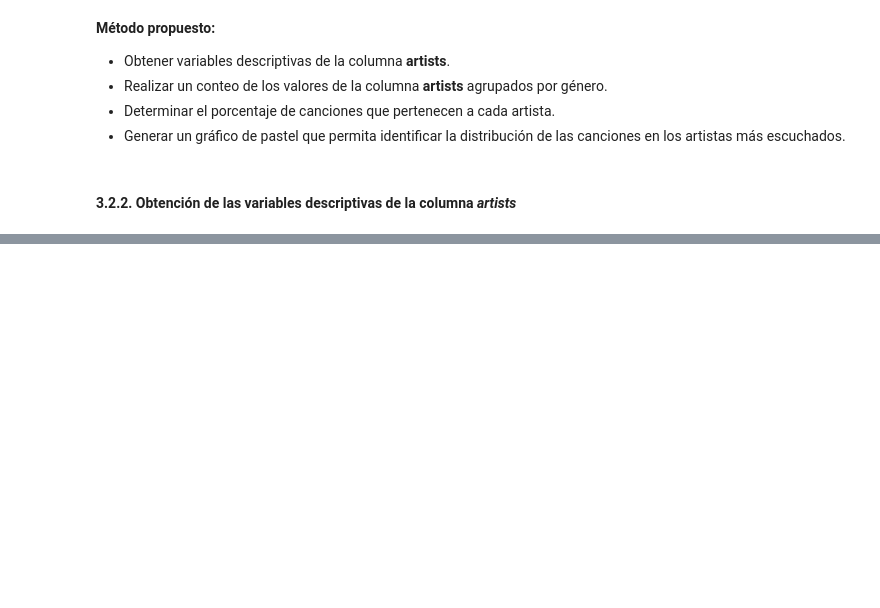
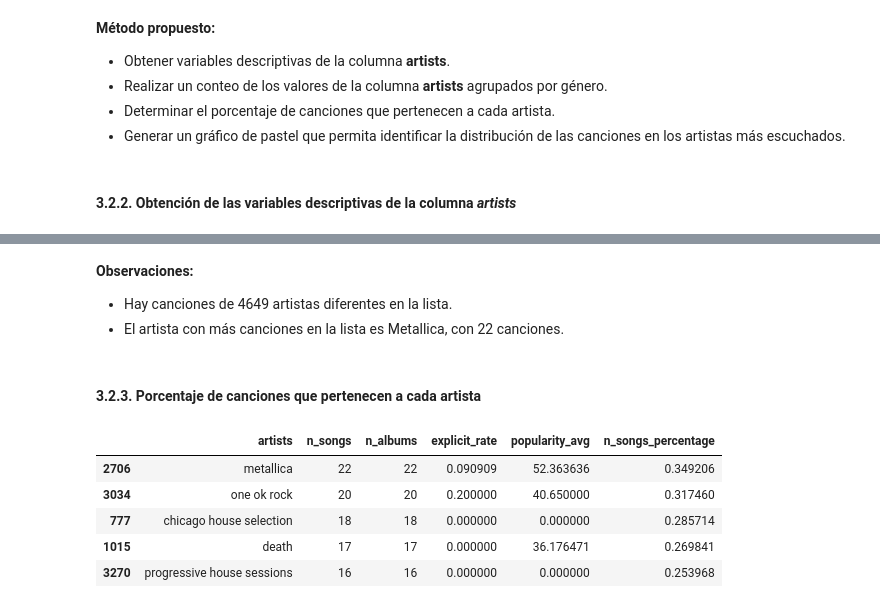
Before and after one commit to GermanCamiloLeguizamoGuzman/PythonProjects, a Jupyter notebook: 02_spotify_dataset/notebooks/analisis_de_gustos_en_spotify.ipynb, the cells around one changed output, grey strips where cells are left out. Saved outputs shown, nothing was run; the diff lists cells and outputs as text; code cells hidden in the pictures; blank space fills up the shorter version.

```diff
--- a/02_spotify_dataset/notebooks/analisis_de_gustos_en_spotify.ipynb
+++ b/02_spotify_dataset/notebooks/analisis_de_gustos_en_spotify.ipynb
@@ -380,0 +385,25 @@ NameError: name 'artists' is not defined
+# %% [markdown]
+**Observaciones:**
+
+- Hay canciones de 4649 artistas diferentes en la lista.
+- El artista con más canciones en la lista es Metallica, con 22 canciones.
+# %% [markdown]
+#### 3.2.3. Porcentaje de canciones que pertenecen a cada artista
+# %%
+artists = spotify.groupby('artists').agg({'name':'count',
+                                          'album':'count',
+                                          'explicit':'mean',
+                                          'popularity' : 'mean'
+                                          })
+artists = artists.reset_index()
+artists = artists.sort_values(by = 'name', ascending = False)
+artists.columns = ['artists', 'n_songs', 'n_albums', 'explicit_rate', 'popularity_avg']
+artists['n_songs_percentage'] = (artists['n_songs'] / (artists['n_songs'].sum()))*100
+artists.head()
+# %% [output]
+|  | artists | n_songs | n_albums | explicit_rate | popularity_avg | n_songs_percentage |
+| 2706 | metallica | 22 | 22 | 0.090909 | 52.363636 | 0.349206 |
+| 3034 | one ok rock | 20 | 20 | 0.200000 | 40.650000 | 0.317460 |
+| 777 | chicago house selection | 18 | 18 | 0.000000 | 0.000000 | 0.285714 |
+| 1015 | death | 17 | 17 | 0.000000 | 36.176471 | 0.269841 |
+| 3270 | progressive house sessions | 16 | 16 | 0.000000 | 0.000000 | 0.253968 |
```
Also changed, not shown: parts of 1 cell of this notebook.
